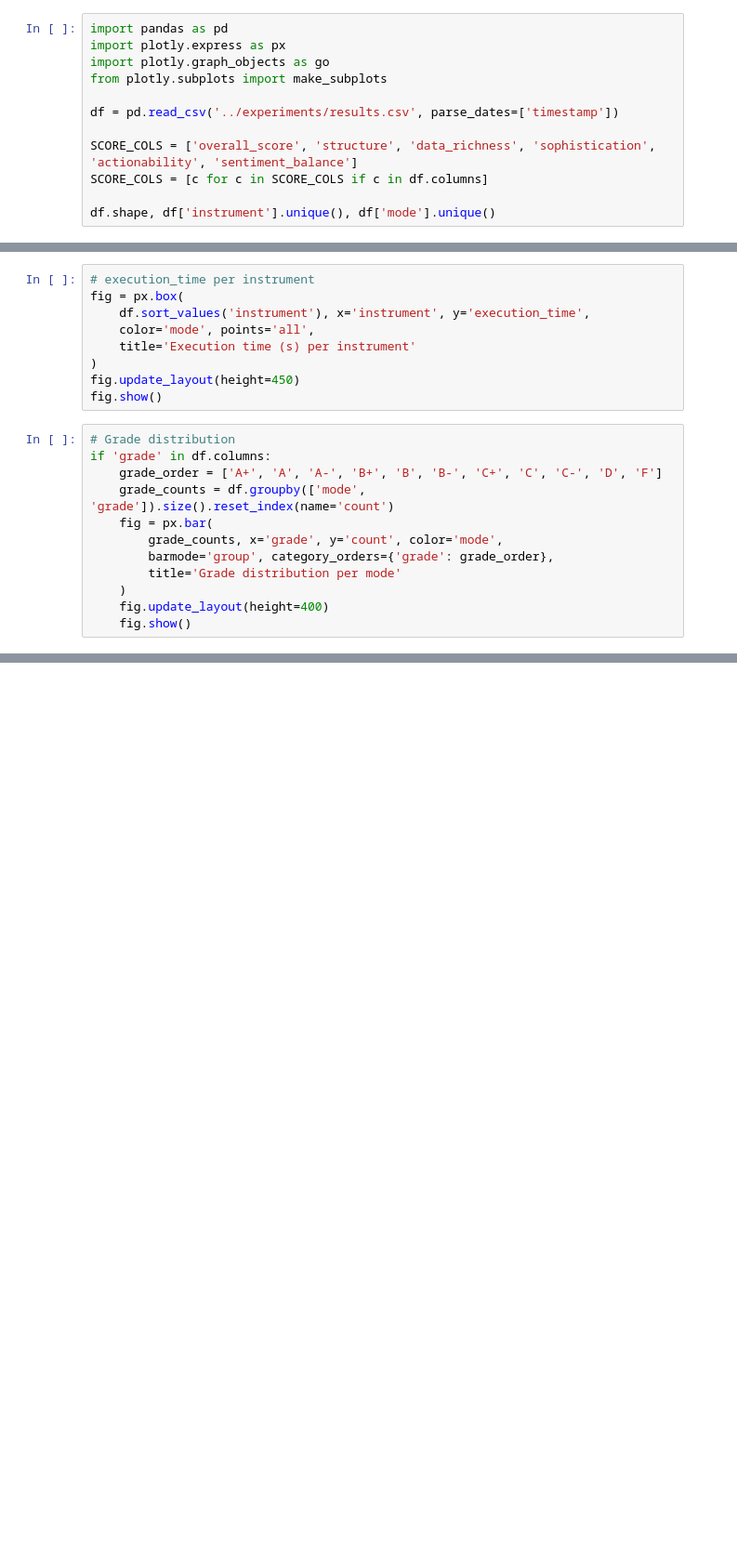
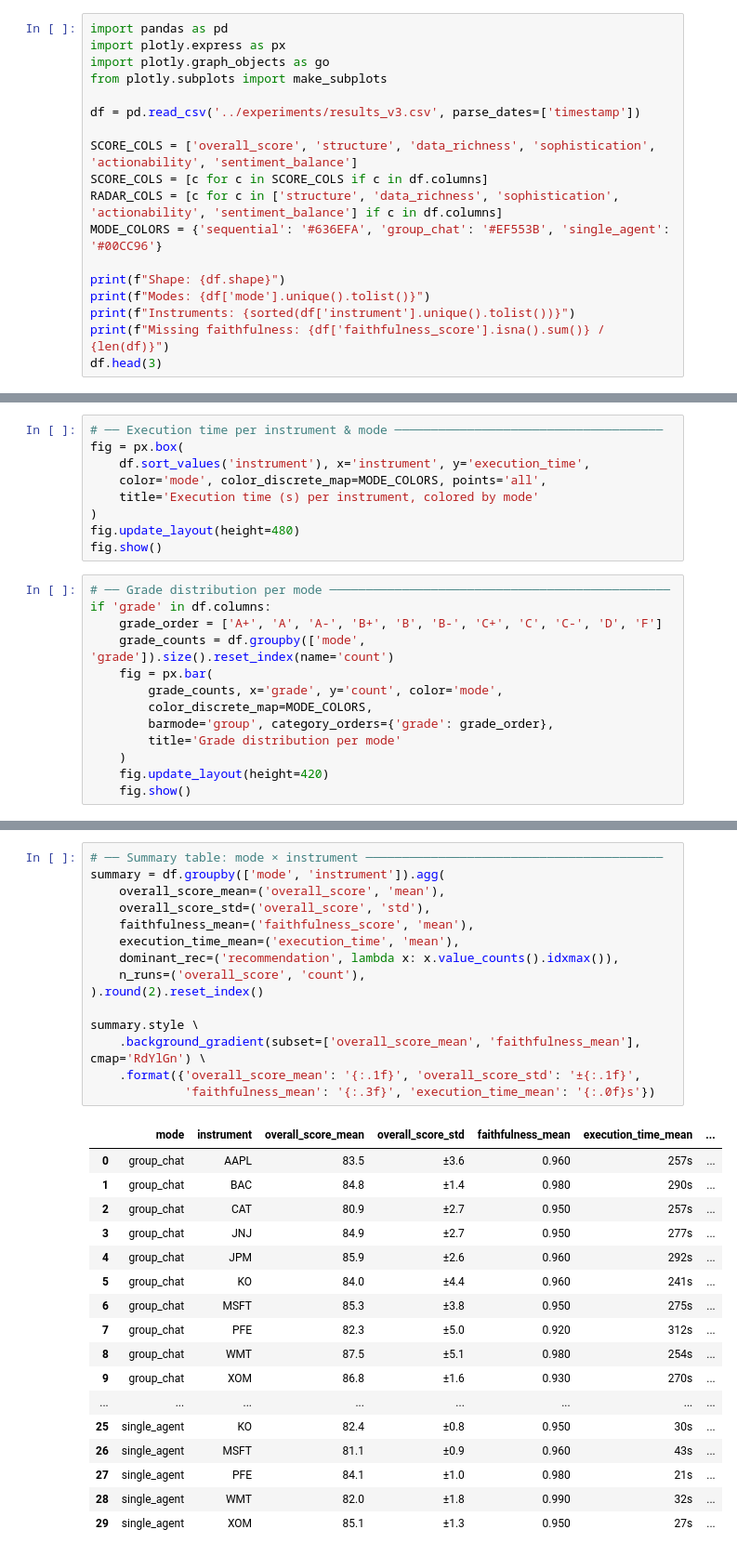
Before and after one commit to Matthev00/stock-investor-NLP, a Jupyter notebook: notebooks/results_analysis.ipynb, the cells around one changed output, grey strips where cells are left out. Shown at 93% size. Drawn from its saved outputs; the diff is of its cells as text; blank space fills up the shorter version.

```diff
--- a/notebooks/results_analysis.ipynb
+++ b/notebooks/results_analysis.ipynb
@@ -4,10 +4,16 @@ import plotly.express as px
 import plotly.graph_objects as go
 from plotly.subplots import make_subplots
 
-df = pd.read_csv('../experiments/results.csv', parse_dates=['timestamp'])
+df = pd.read_csv('../experiments/results_v3.csv', parse_dates=['timestamp'])
 
 SCORE_COLS = ['overall_score', 'structure', 'data_richness', 'sophistication', 'actionability', 'sentiment_balance']
 SCORE_COLS = [c for c in SCORE_COLS if c in df.columns]
+RADAR_COLS = [c for c in ['structure', 'data_richness', 'sophistication', 'actionability', 'sentiment_balance'] if c in df.columns]
+MODE_COLORS = {'sequential': '#636EFA', 'group_chat': '#EF553B', 'single_agent': '#00CC96'}
 
-df.shape, df['instrument'].unique(), df['mode'].unique()
+print(f"Shape: {df.shape}")
+print(f"Modes: {df['mode'].unique().tolist()}")
+print(f"Instruments: {sorted(df['instrument'].unique().tolist())}")
+print(f"Missing faithfulness: {df['faithfulness_score'].isna().sum()} / {len(df)}")
+df.head(3)
 # %% [output]
@@ -89,22 +101,23 @@ fig.update_layout(height=max(300, len(metric_pivot) * 40 + 100))
 fig.show()
 # %%
-# execution_time per instrument
+# ── Execution time per instrument & mode ─────────────────────────────────────
 fig = px.box(
     df.sort_values('instrument'), x='instrument', y='execution_time',
-    color='mode', points='all',
-    title='Execution time (s) per instrument'
+    color='mode', color_discrete_map=MODE_COLORS, points='all',
+    title='Execution time (s) per instrument, colored by mode'
 )
-fig.update_layout(height=450)
+fig.update_layout(height=480)
 fig.show()
 # %%
-# Grade distribution
+# ── Grade distribution per mode ───────────────────────────────────────────────
 if 'grade' in df.columns:
     grade_order = ['A+', 'A', 'A-', 'B+', 'B', 'B-', 'C+', 'C', 'C-', 'D', 'F']
     grade_counts = df.groupby(['mode', 'grade']).size().reset_index(name='count')
     fig = px.bar(
         grade_counts, x='grade', y='count', color='mode',
+        color_discrete_map=MODE_COLORS,
         barmode='group', category_orders={'grade': grade_order},
         title='Grade distribution per mode'
     )
-    fig.update_layout(height=400)
+    fig.update_layout(height=420)
     fig.show()
@@ -110,0 +228,33 @@ if 'grade' in df.columns:
+# %%
+# ── Summary table: mode × instrument ─────────────────────────────────────────
+summary = df.groupby(['mode', 'instrument']).agg(
+    overall_score_mean=('overall_score', 'mean'),
+    overall_score_std=('overall_score', 'std'),
+    faithfulness_mean=('faithfulness_score', 'mean'),
+    execution_time_mean=('execution_time', 'mean'),
+    dominant_rec=('recommendation', lambda x: x.value_counts().idxmax()),
+    n_runs=('overall_score', 'count'),
+).round(2).reset_index()
+
+summary.style \
+    .background_gradient(subset=['overall_score_mean', 'faithfulness_mean'], cmap='RdYlGn') \
+    .format({'overall_score_mean': '{:.1f}', 'overall_score_std': '±{:.1f}',
+             'faithfulness_mean': '{:.3f}', 'execution_time_mean': '{:.0f}s'})
+# %% [output]
+|  | mode | instrument | overall_score_mean | overall_score_std | faithfulness_mean | execution_time_mean | ... |
+| 0 | group_chat | AAPL | 83.5 | ±3.6 | 0.960 | 257s | ... |
+| 1 | group_chat | BAC | 84.8 | ±1.4 | 0.980 | 290s | ... |
+| 2 | group_chat | CAT | 80.9 | ±2.7 | 0.950 | 257s | ... |
+| 3 | group_chat | JNJ | 84.9 | ±2.7 | 0.950 | 277s | ... |
+| 4 | group_chat | JPM | 85.9 | ±2.6 | 0.960 | 292s | ... |
+| 5 | group_chat | KO | 84.0 | ±4.4 | 0.960 | 241s | ... |
+| 6 | group_chat | MSFT | 85.3 | ±3.8 | 0.950 | 275s | ... |
+| 7 | group_chat | PFE | 82.3 | ±5.0 | 0.920 | 312s | ... |
+| 8 | group_chat | WMT | 87.5 | ±5.1 | 0.980 | 254s | ... |
+| 9 | group_chat | XOM | 86.8 | ±1.6 | 0.930 | 270s | ... |
+| ... | ... | ... | ... | ... | ... | ... | ... |
+| 25 | single_agent | KO | 82.4 | ±0.8 | 0.950 | 30s | ... |
+| 26 | single_agent | MSFT | 81.1 | ±0.9 | 0.960 | 43s | ... |
+| 27 | single_agent | PFE | 84.1 | ±1.0 | 0.980 | 21s | ... |
+| 28 | single_agent | WMT | 82.0 | ±1.8 | 0.990 | 32s | ... |
+| 29 | single_agent | XOM | 85.1 | ±1.3 | 0.950 | 27s | ... |
```
Also changed, not shown: parts of 19 cells of this notebook, 5 other files.
